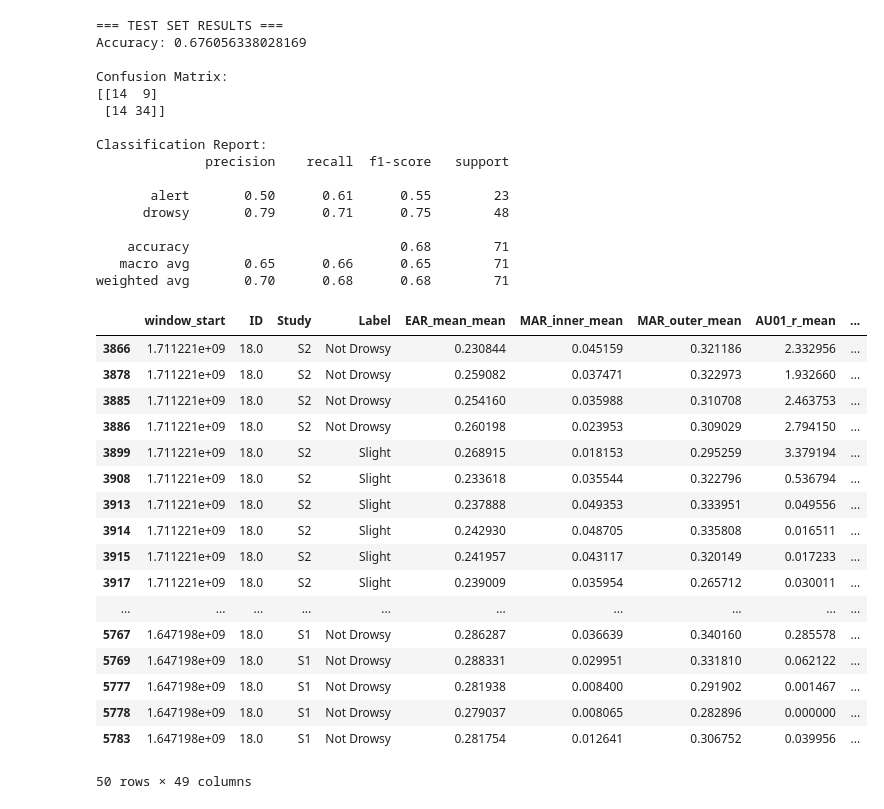
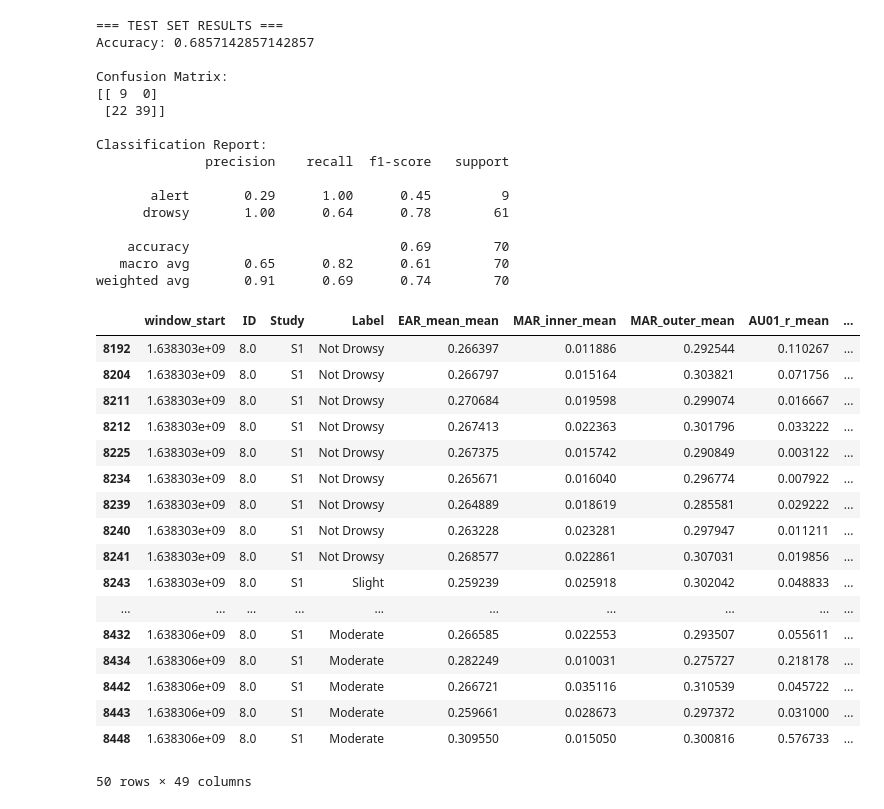
Before and after one commit to aaryan-nagpal1/Thesis, a Jupyter notebook: GMM.ipynb, the cells around one changed output. Drawn from its saved outputs; the diff is of its cells as text; code cells hidden in the pictures.

```diff
--- a/GMM.ipynb
+++ b/GMM.ipynb
@@ -15,9 +15,9 @@ df_train1 = pd.read_csv(train_path)
 #df_test  = pd.read_csv(test_path)
 
 # train only on ID = 5.0 fist 80%
-df_train = df_train1[df_train1["ID"] == 18.0].sample(frac=0.8, random_state=42)
+df_train = df_train1[df_train1["ID"] == 8.0].sample(frac=0.8, random_state=42)
 #test is last 20% of train
-df_test = df_train1[df_train1["ID"] == 18.0].drop(df_train.index)
+df_test = df_train1[df_train1["ID"] == 8.0].drop(df_train.index)
 
 # # train only on ID = 5.0 fist 80%
 # df_train = df_train1[df_train1["ID"] == 11.0].sample(frac=0.8, random_state=42)
@@ -25,8 +25,8 @@ df_test = df_train1[df_train1["ID"] == 18.0].drop(df_train.index)
 # df_test = df_train1[df_train1["ID"] == 11.0].drop(df_train.index)
 
 #for both train and test, only rows where labsl is Not Drowsy or Slight
-df_train = df_train[df_train["Label"].isin(["Not Drowsy", "Slight"])]
-df_test = df_test[df_test["Label"].isin(["Not Drowsy", "Slight"])]
+df_train = df_train[df_train["Label"].isin(["Not Drowsy", "Slight", "Moderate", "Very"])]
+df_test = df_test[df_test["Label"].isin(["Not Drowsy", "Slight", "Moderate", "Very"])]
 # -----------------------------------------------------------
 # 2. Apply label mapping to both
 # -----------------------------------------------------------
@@ -103,57 +103,57 @@ print("=== TEST SET RESULTS ===")
 print("Accuracy:", accuracy_score(y_test, test_preds))
 print("\nConfusion Matrix:")
 print(confusion_matrix(y_test, test_preds))
 print("\nClassification Report:")
 print(classification_report(y_test, test_preds, target_names=label_encoder.classes_))
 
 # -----------------------------------------------------------
 # 11. Posterior probabilities on TEST set
 # -----------------------------------------------------------
 epsilon = 0.005 # to avoid exact 0 or 1 probabilities
 probs_test = gmm.predict_proba(X_test_scaled)
 # probs_test = np.clip(probs_test, epsilon, 1 - epsilon)
 # probs_test = gmm.predict_proba(X_test_scaled)
 
 df_test["GMM_prob_alert"] = probs_test[:, 0]
 df_test["GMM_prob_drowsy"] = probs_test[:, 1]
 df_test["GMM_pred_cluster"] = test_clusters
 df_test["GMM_pred_label"] = label_encoder.inverse_transform(test_preds)
 
 df_test.head(n=50)
 # %% [output]
 === TEST SET RESULTS ===
-Accuracy: 0.676056338028169
+Accuracy: 0.6857142857142857
 
 Confusion Matrix:
-[[14  9]
- [14 34]]
+[[ 9  0]
+ [22 39]]
 
 Classification Report:
               precision    recall  f1-score   support
 
-       alert       0.50      0.61      0.55        23
-      drowsy       0.79      0.71      0.75        48
+       alert       0.29      1.00      0.45         9
+      drowsy       1.00      0.64      0.78        61
 
-    accuracy                           0.68        71
-   macro avg       0.65      0.66      0.65        71
-weighted avg       0.70      0.68      0.68        71
+    accuracy                           0.69        70
+   macro avg       0.65      0.82      0.61        70
+weighted avg       0.91      0.69      0.74        70
 |  | window_start | ID | Study | Label | EAR_mean_mean | MAR_inner_mean | MAR_outer_mean | AU01_r_mean | ... |
-| 3866 | 1.711221e+09 | 18.0 | S2 | Not Drowsy | 0.230844 | 0.045159 | 0.321186 | 2.332956 | ... |
-| 3878 | 1.711221e+09 | 18.0 | S2 | Not Drowsy | 0.259082 | 0.037471 | 0.322973 | 1.932660 | ... |
-| 3885 | 1.711221e+09 | 18.0 | S2 | Not Drowsy | 0.254160 | 0.035988 | 0.310708 | 2.463753 | ... |
-| 3886 | 1.711221e+09 | 18.0 | S2 | Not Drowsy | 0.260198 | 0.023953 | 0.309029 | 2.794150 | ... |
-| 3899 | 1.711221e+09 | 18.0 | S2 | Slight | 0.268915 | 0.018153 | 0.295259 | 3.379194 | ... |
-| 3908 | 1.711221e+09 | 18.0 | S2 | Slight | 0.233618 | 0.035544 | 0.322796 | 0.536794 | ... |
-| 3913 | 1.711221e+09 | 18.0 | S2 | Slight | 0.237888 | 0.049353 | 0.333951 | 0.049556 | ... |
-| 3914 | 1.711221e+09 | 18.0 | S2 | Slight | 0.242930 | 0.048705 | 0.335808 | 0.016511 | ... |
-| 3915 | 1.711221e+09 | 18.0 | S2 | Slight | 0.241957 | 0.043117 | 0.320149 | 0.017233 | ... |
-| 3917 | 1.711221e+09 | 18.0 | S2 | Slight | 0.239009 | 0.035954 | 0.265712 | 0.030011 | ... |
+| 8192 | 1.638303e+09 | 8.0 | S1 | Not Drowsy | 0.266397 | 0.011886 | 0.292544 | 0.110267 | ... |
+| 8204 | 1.638303e+09 | 8.0 | S1 | Not Drowsy | 0.266797 | 0.015164 | 0.303821 | 0.071756 | ... |
+| 8211 | 1.638303e+09 | 8.0 | S1 | Not Drowsy | 0.270684 | 0.019598 | 0.299074 | 0.016667 | ... |
+| 8212 | 1.638303e+09 | 8.0 | S1 | Not Drowsy | 0.267413 | 0.022363 | 0.301796 | 0.033222 | ... |
+| 8225 | 1.638303e+09 | 8.0 | S1 | Not Drowsy | 0.267375 | 0.015742 | 0.290849 | 0.003122 | ... |
+| 8234 | 1.638303e+09 | 8.0 | S1 | Not Drowsy | 0.265671 | 0.016040 | 0.296774 | 0.007922 | ... |
+| 8239 | 1.638303e+09 | 8.0 | S1 | Not Drowsy | 0.264889 | 0.018619 | 0.285581 | 0.029222 | ... |
+| 8240 | 1.638303e+09 | 8.0 | S1 | Not Drowsy | 0.263228 | 0.023281 | 0.297947 | 0.011211 | ... |
+| 8241 | 1.638303e+09 | 8.0 | S1 | Not Drowsy | 0.268577 | 0.022861 | 0.307031 | 0.019856 | ... |
+| 8243 | 1.638303e+09 | 8.0 | S1 | Slight | 0.259239 | 0.025918 | 0.302042 | 0.048833 | ... |
 | ... | ... | ... | ... | ... | ... | ... | ... | ... | ... |
-| 5767 | 1.647198e+09 | 18.0 | S1 | Not Drowsy | 0.286287 | 0.036639 | 0.340160 | 0.285578 | ... |
-| 5769 | 1.647198e+09 | 18.0 | S1 | Not Drowsy | 0.288331 | 0.029951 | 0.331810 | 0.062122 | ... |
-| 5777 | 1.647198e+09 | 18.0 | S1 | Not Drowsy | 0.281938 | 0.008400 | 0.291902 | 0.001467 | ... |
-| 5778 | 1.647198e+09 | 18.0 | S1 | Not Drowsy | 0.279037 | 0.008065 | 0.282896 | 0.000000 | ... |
-| 5783 | 1.647198e+09 | 18.0 | S1 | Not Drowsy | 0.281754 | 0.012641 | 0.306752 | 0.039956 | ... |
+| 8432 | 1.638306e+09 | 8.0 | S1 | Moderate | 0.266585 | 0.022553 | 0.293507 | 0.055611 | ... |
+| 8434 | 1.638306e+09 | 8.0 | S1 | Moderate | 0.282249 | 0.010031 | 0.275727 | 0.218178 | ... |
+| 8442 | 1.638306e+09 | 8.0 | S1 | Moderate | 0.266721 | 0.035116 | 0.310539 | 0.045722 | ... |
+| 8443 | 1.638306e+09 | 8.0 | S1 | Moderate | 0.259661 | 0.028673 | 0.297372 | 0.031000 | ... |
+| 8448 | 1.638306e+09 | 8.0 | S1 | Moderate | 0.309550 | 0.015050 | 0.300816 | 0.576733 | ... |
 50 rows × 49 columns
 # %%
 import pandas as pd
```
Also changed, not shown: parts of 1 cell of this notebook, 2 other files.
